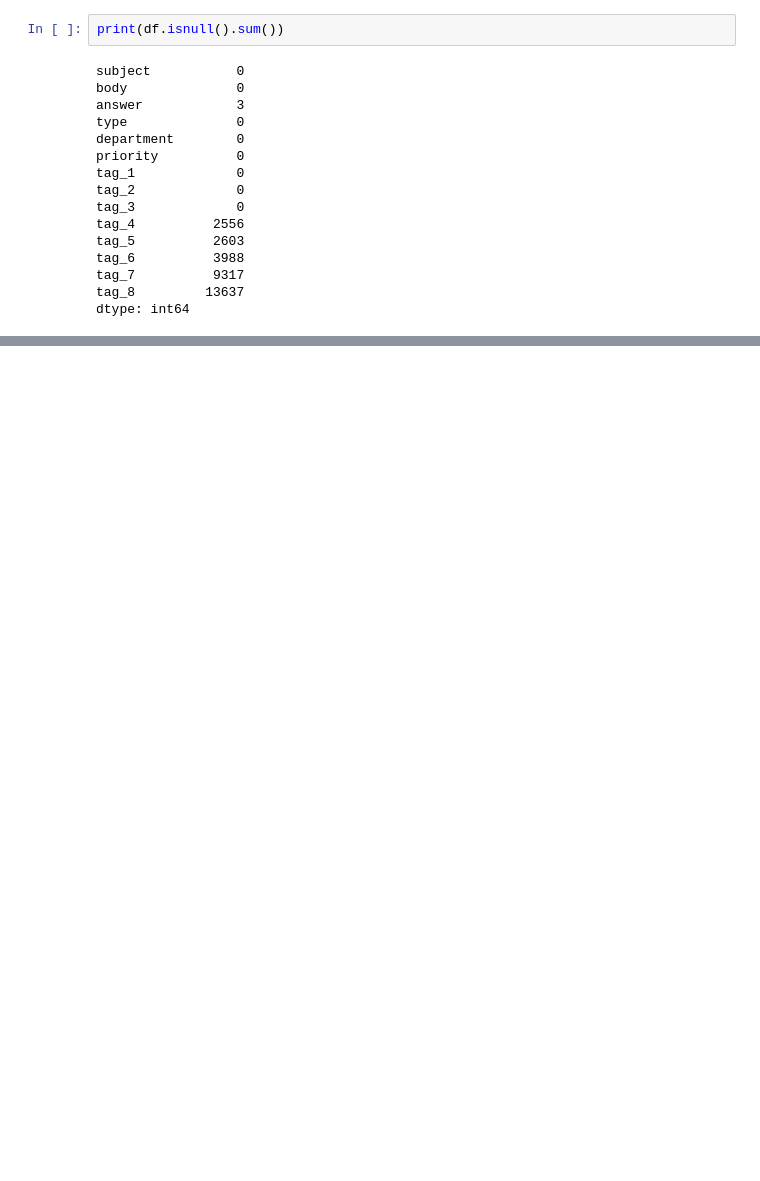
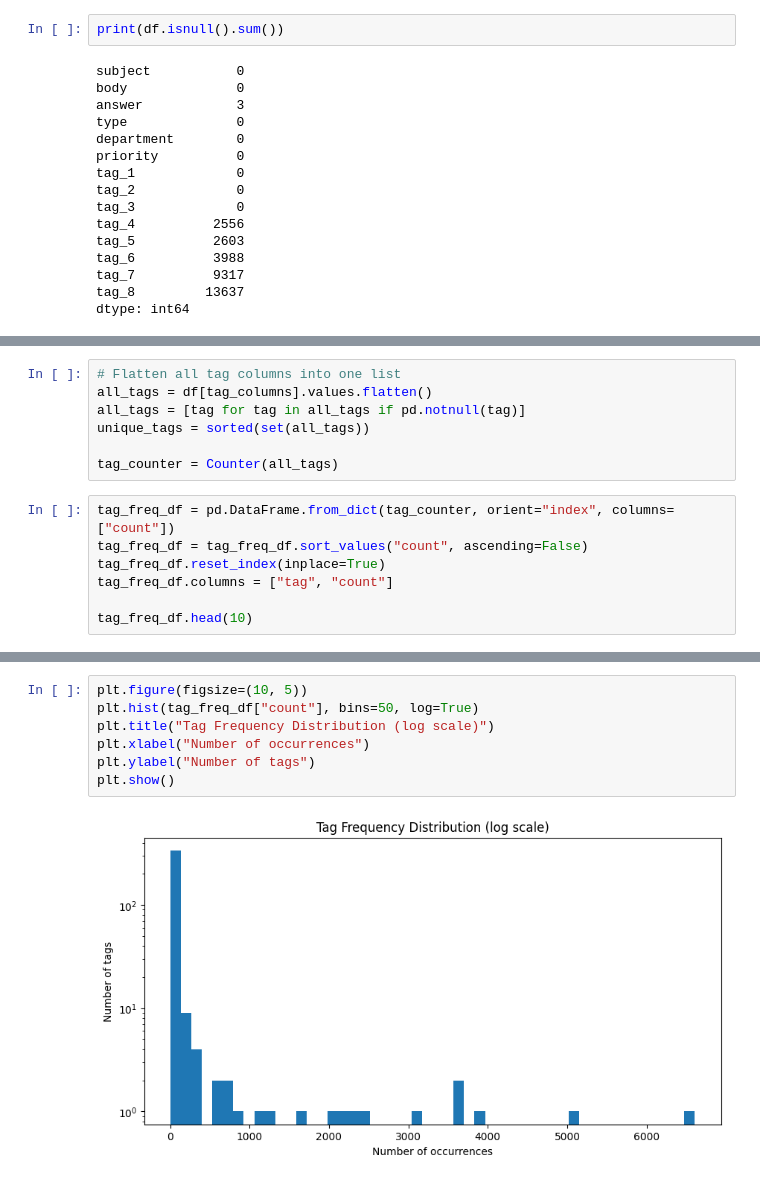
Before and after one commit to business-analytics-project-2025/tickets-project, a Jupyter notebook: Tags_mdel2.ipynb, the cells around one changed output, grey strips where cells are left out. Drawn from its saved outputs; the diff is of its cells as text; blank space fills up the shorter version.

```diff
--- a/Tags_mdel2.ipynb
+++ b/Tags_mdel2.ipynb
@@ -132,0 +55,14 @@ Label (multi-hot): tensor([0., 0., 0., 0., 0., 0., 0., 0., 0., 0., 0., 0., 0., 0
+# %%
+# Flatten all tag columns into one list
+all_tags = df[tag_columns].values.flatten()
+all_tags = [tag for tag in all_tags if pd.notnull(tag)]
+unique_tags = sorted(set(all_tags))
+
+tag_counter = Counter(all_tags)
+# %%
+tag_freq_df = pd.DataFrame.from_dict(tag_counter, orient="index", columns=["count"])
+tag_freq_df = tag_freq_df.sort_values("count", ascending=False)
+tag_freq_df.reset_index(inplace=True)
+tag_freq_df.columns = ["tag", "count"]
+
+tag_freq_df.head(10)
@@ -132,0 +91,9 @@ Label (multi-hot): tensor([0., 0., 0., 0., 0., 0., 0., 0., 0., 0., 0., 0., 0., 0
+# %%
+plt.figure(figsize=(10, 5))
+plt.hist(tag_freq_df["count"], bins=50, log=True)
+plt.title("Tag Frequency Distribution (log scale)")
+plt.xlabel("Number of occurrences")
+plt.ylabel("Number of tags")
+plt.show()
+# %% [output]
+[figure, added]
```
Also changed, not shown: parts of 57 cells of this notebook, 3 other files.
